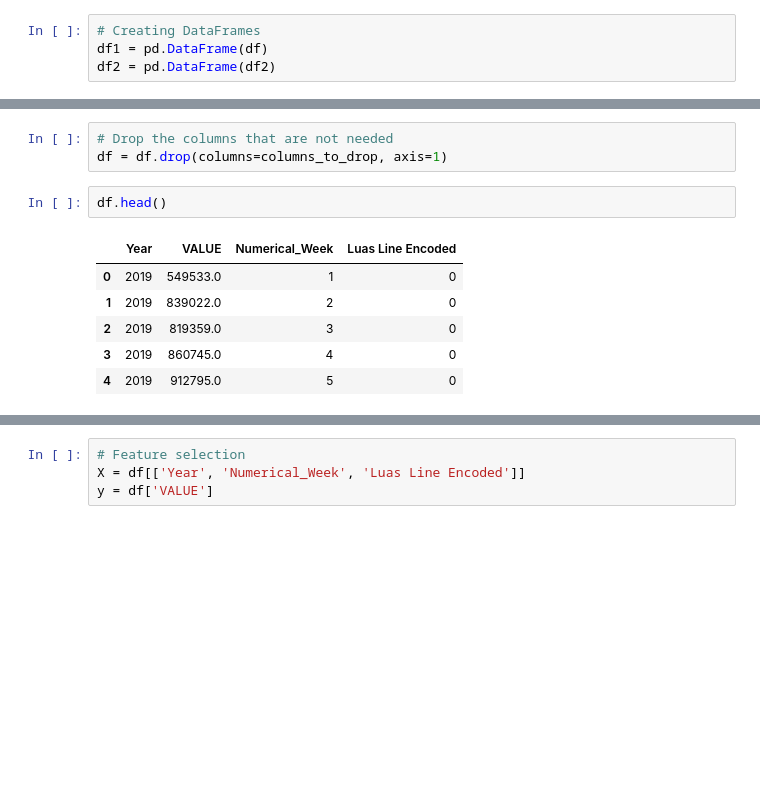
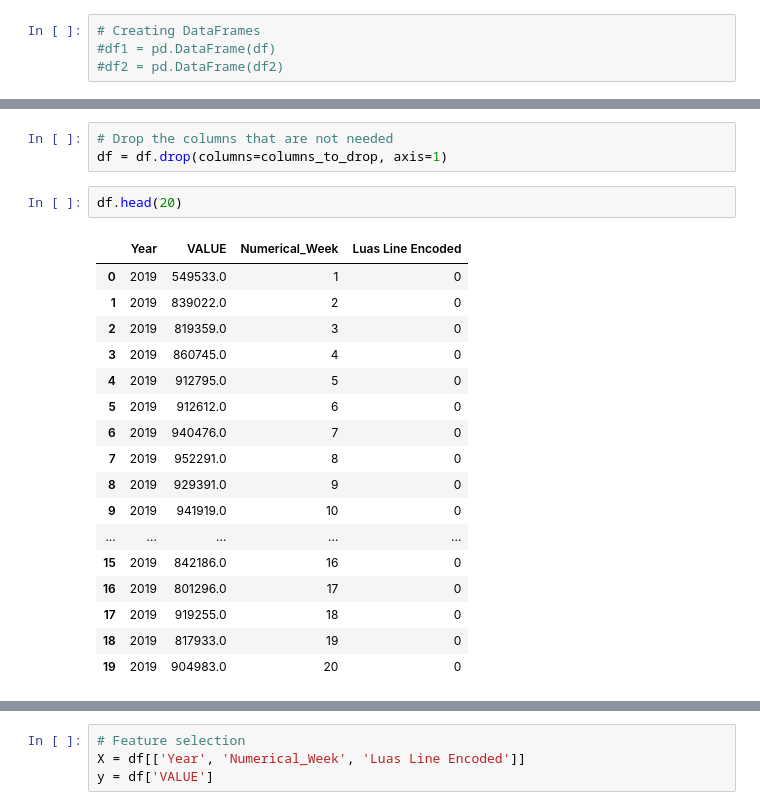
Before and after one commit to salahagnir/CA, a Jupyter notebook: ML_CA2.ipynb, the cells around one changed output, grey strips where cells are left out. Cells and saved outputs as stored; diff of their text form; blank space fills up the shorter version.

```diff
--- a/ML_CA2.ipynb
+++ b/ML_CA2.ipynb
@@ -46,6 +46,6 @@ df2
 195 rows × 8 columns
 # %%
 # Creating DataFrames
-df1 = pd.DataFrame(df)
-df2 = pd.DataFrame(df2)
+#df1 = pd.DataFrame(df)
+#df2 = pd.DataFrame(df2)
 # %%
@@ -205,11 +205,22 @@ columns_to_drop = ['Luas Line']
 # Drop the columns that are not needed
 df = df.drop(columns=columns_to_drop, axis=1)
 # %%
-df.head()
+df.head(20)
 # %% [output]
 |  | Year | VALUE | Numerical_Week | Luas Line Encoded |
 | 0 | 2019 | 549533.0 | 1 | 0 |
 | 1 | 2019 | 839022.0 | 2 | 0 |
 | 2 | 2019 | 819359.0 | 3 | 0 |
 | 3 | 2019 | 860745.0 | 4 | 0 |
 | 4 | 2019 | 912795.0 | 5 | 0 |
+| 5 | 2019 | 912612.0 | 6 | 0 |
+| 6 | 2019 | 940476.0 | 7 | 0 |
+| 7 | 2019 | 952291.0 | 8 | 0 |
+| 8 | 2019 | 929391.0 | 9 | 0 |
+| 9 | 2019 | 941919.0 | 10 | 0 |
+| ... | ... | ... | ... | ... |
+| 15 | 2019 | 842186.0 | 16 | 0 |
+| 16 | 2019 | 801296.0 | 17 | 0 |
+| 17 | 2019 | 919255.0 | 18 | 0 |
+| 18 | 2019 | 817933.0 | 19 | 0 |
+| 19 | 2019 | 904983.0 | 20 | 0 |
```
Also changed, not shown: parts of 41 cells of this notebook.
